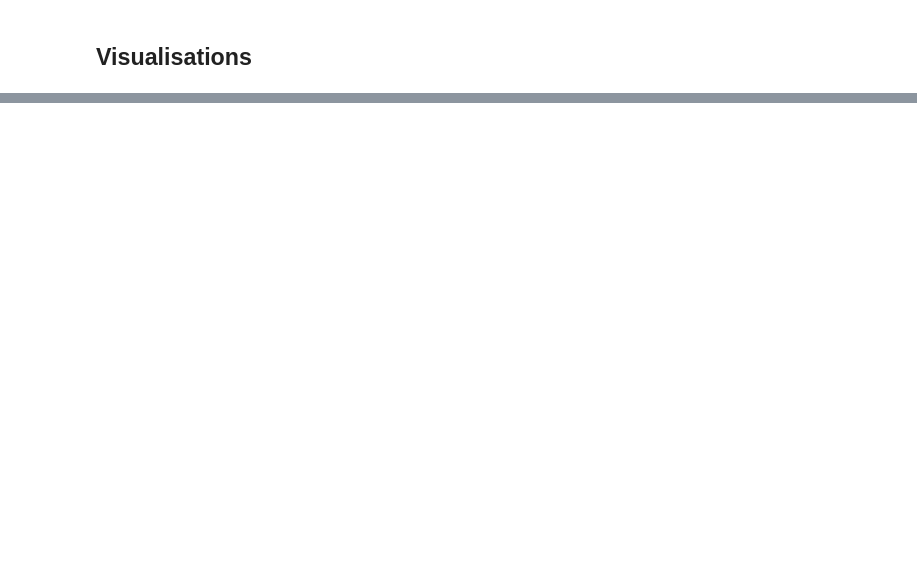
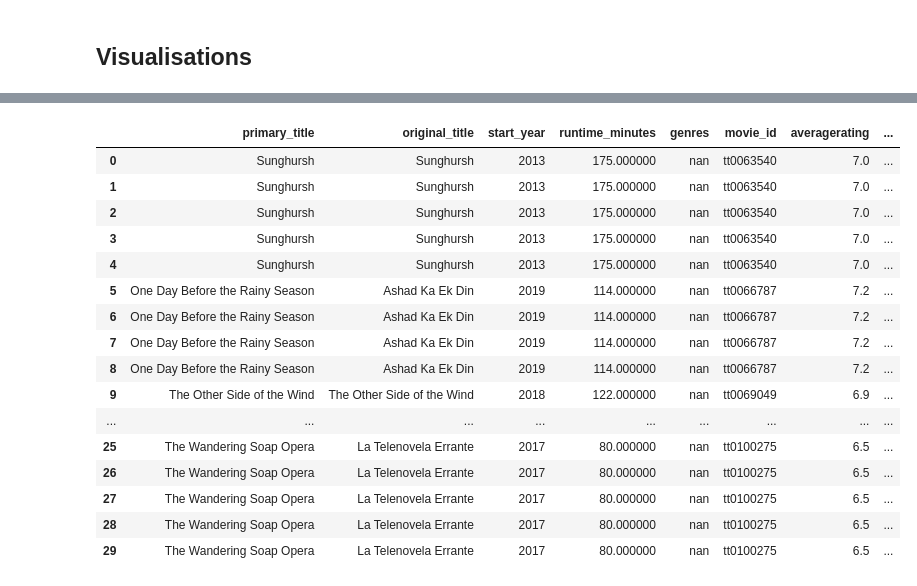
Before and after one commit to vkigen/dsc-phase-2-project-group6, a Jupyter notebook: student.ipynb, the cells around one changed output, grey strips where cells are left out. Cells and saved outputs as stored; diff of their text form; code cells hidden in the pictures; blank space fills up the shorter version.

```diff
--- a/student.ipynb
+++ b/student.ipynb
@@ -1025,0 +1205,32 @@ df_ratings.head()
+# %%
+df_genre_info = df
+# Ensure all values in 'genres' column are strings
+df_genre_info['genres'] = df_genre_info['genres'].astype(str)
+
+# Now apply the split and explode
+df_genre_info['genres'] = df_genre_info['genres'].str.split(', ')
+df_genre_info = df_genre_info.explode('genres')
+
+
+
+
+# Display the head of the dataframe
+df_genre_info.head(30)
+# %% [output]
+|  | primary_title | original_title | start_year | runtime_minutes | genres | movie_id | averagerating | ... |
+| 0 | Sunghursh | Sunghursh | 2013 | 175.000000 | nan | tt0063540 | 7.0 | ... |
+| 1 | Sunghursh | Sunghursh | 2013 | 175.000000 | nan | tt0063540 | 7.0 | ... |
+| 2 | Sunghursh | Sunghursh | 2013 | 175.000000 | nan | tt0063540 | 7.0 | ... |
+| 3 | Sunghursh | Sunghursh | 2013 | 175.000000 | nan | tt0063540 | 7.0 | ... |
+| 4 | Sunghursh | Sunghursh | 2013 | 175.000000 | nan | tt0063540 | 7.0 | ... |
+| 5 | One Day Before the Rainy Season | Ashad Ka Ek Din | 2019 | 114.000000 | nan | tt0066787 | 7.2 | ... |
+| 6 | One Day Before the Rainy Season | Ashad Ka Ek Din | 2019 | 114.000000 | nan | tt0066787 | 7.2 | ... |
+| 7 | One Day Before the Rainy Season | Ashad Ka Ek Din | 2019 | 114.000000 | nan | tt0066787 | 7.2 | ... |
+| 8 | One Day Before the Rainy Season | Ashad Ka Ek Din | 2019 | 114.000000 | nan | tt0066787 | 7.2 | ... |
+| 9 | The Other Side of the Wind | The Other Side of the Wind | 2018 | 122.000000 | nan | tt0069049 | 6.9 | ... |
+| ... | ... | ... | ... | ... | ... | ... | ... | ... |
+| 25 | The Wandering Soap Opera | La Telenovela Errante | 2017 | 80.000000 | nan | tt0100275 | 6.5 | ... |
+| 26 | The Wandering Soap Opera | La Telenovela Errante | 2017 | 80.000000 | nan | tt0100275 | 6.5 | ... |
+| 27 | The Wandering Soap Opera | La Telenovela Errante | 2017 | 80.000000 | nan | tt0100275 | 6.5 | ... |
+| 28 | The Wandering Soap Opera | La Telenovela Errante | 2017 | 80.000000 | nan | tt0100275 | 6.5 | ... |
+| 29 | The Wandering Soap Opera | La Telenovela Errante | 2017 | 80.000000 | nan | tt0100275 | 6.5 | ... |
```
Also changed, not shown: parts of 42 cells of this notebook.
